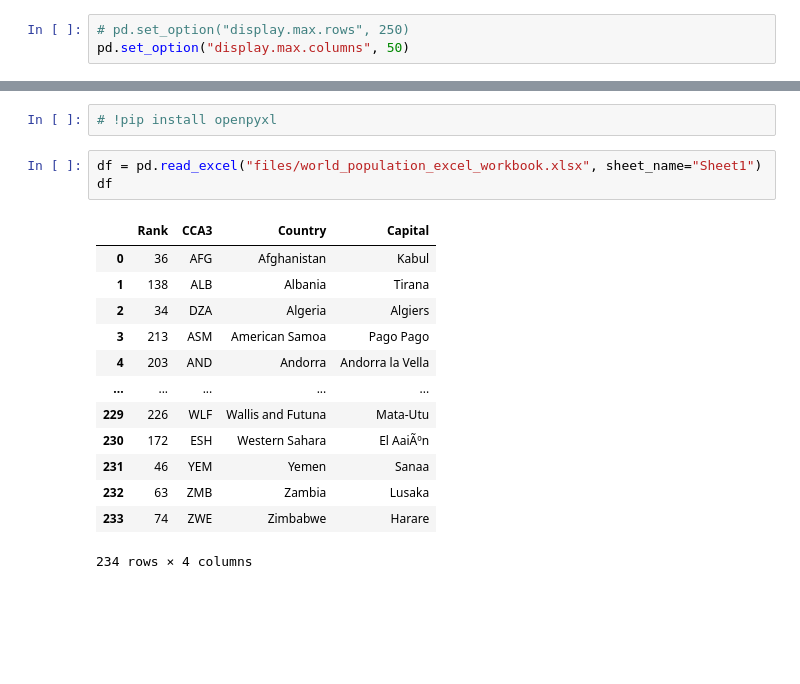
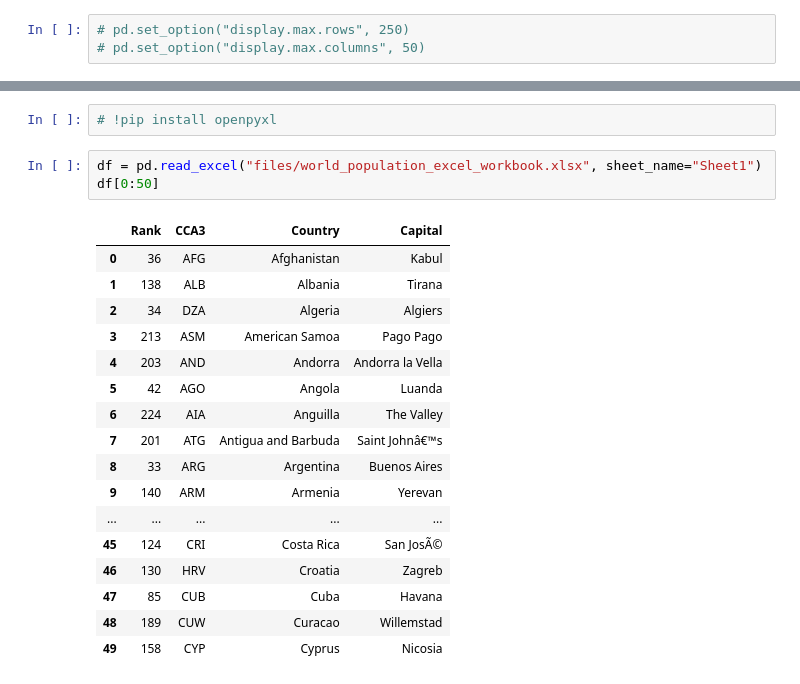
Before and after one commit to aleksmn/DataLessons, a Jupyter notebook: 01-reading.ipynb, the cells around one changed output, grey strips where cells are left out. Drawn from its saved outputs; the diff is of its cells as text; blank space fills up the shorter version.

```diff
--- a/01-reading.ipynb
+++ b/01-reading.ipynb
@@ -7,7 +7,7 @@
 import pandas as pd
 # %%
 # pd.set_option("display.max.rows", 250)
-pd.set_option("display.max.columns", 50)
+# pd.set_option("display.max.columns", 50)
 # %%
 df = pd.read_csv("files/countries of the world.csv")
 df
@@ -58,18 +62,22 @@ df
 # !pip install openpyxl
 # %%
 df = pd.read_excel("files/world_population_excel_workbook.xlsx", sheet_name="Sheet1")
-df
+df[0:50]
 # %% [output]
 |  | Rank | CCA3 | Country | Capital |
 | 0 | 36 | AFG | Afghanistan | Kabul |
 | 1 | 138 | ALB | Albania | Tirana |
 | 2 | 34 | DZA | Algeria | Algiers |
 | 3 | 213 | ASM | American Samoa | Pago Pago |
 | 4 | 203 | AND | Andorra | Andorra la Vella |
+| 5 | 42 | AGO | Angola | Luanda |
+| 6 | 224 | AIA | Anguilla | The Valley |
+| 7 | 201 | ATG | Antigua and Barbuda | Saint Johnâ€™s |
+| 8 | 33 | ARG | Argentina | Buenos Aires |
+| 9 | 140 | ARM | Armenia | Yerevan |
 | ... | ... | ... | ... | ... |
-| 229 | 226 | WLF | Wallis and Futuna | Mata-Utu |
-| 230 | 172 | ESH | Western Sahara | El AaiÃºn |
-| 231 | 46 | YEM | Yemen | Sanaa |
-| 232 | 63 | ZMB | Zambia | Lusaka |
-| 233 | 74 | ZWE | Zimbabwe | Harare |
+| 45 | 124 | CRI | Costa Rica | San JosÃ© |
+| 46 | 130 | HRV | Croatia | Zagreb |
+| 47 | 85 | CUB | Cuba | Havana |
+| 48 | 189 | CUW | Curacao | Willemstad |
+| 49 | 158 | CYP | Cyprus | Nicosia |
-234 rows × 4 columns
```
Also changed, not shown: parts of 1 cell of this notebook.
